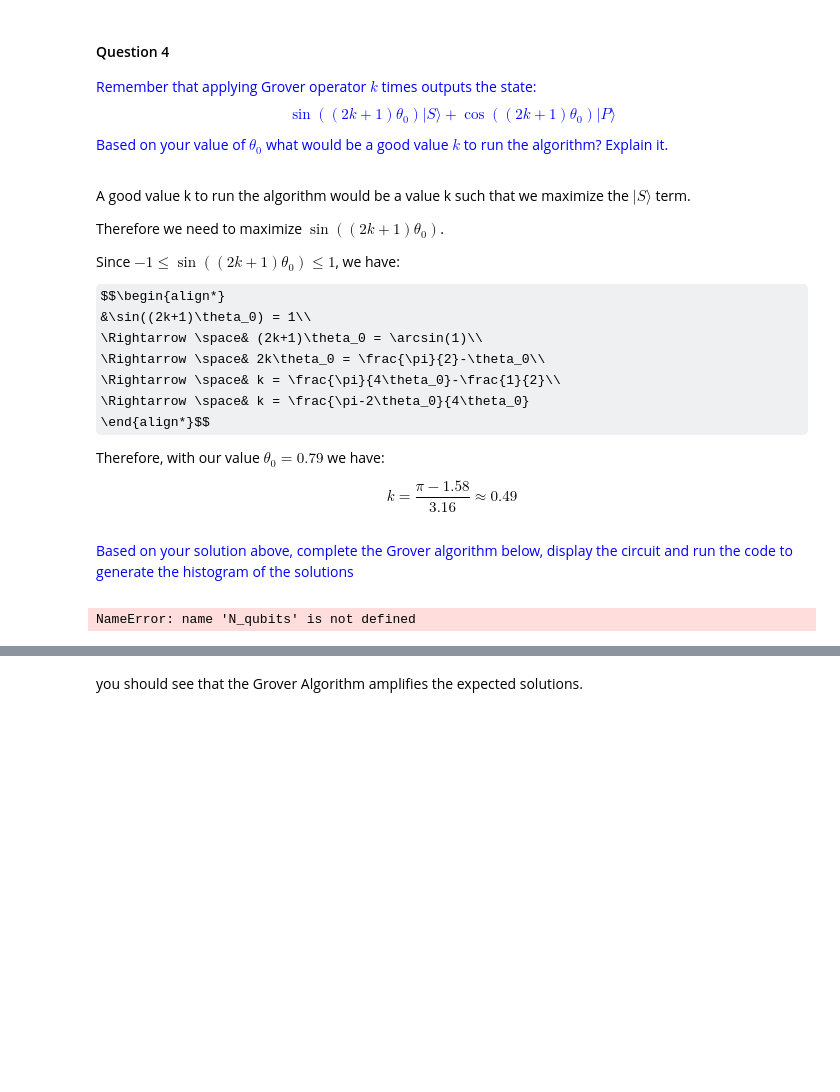
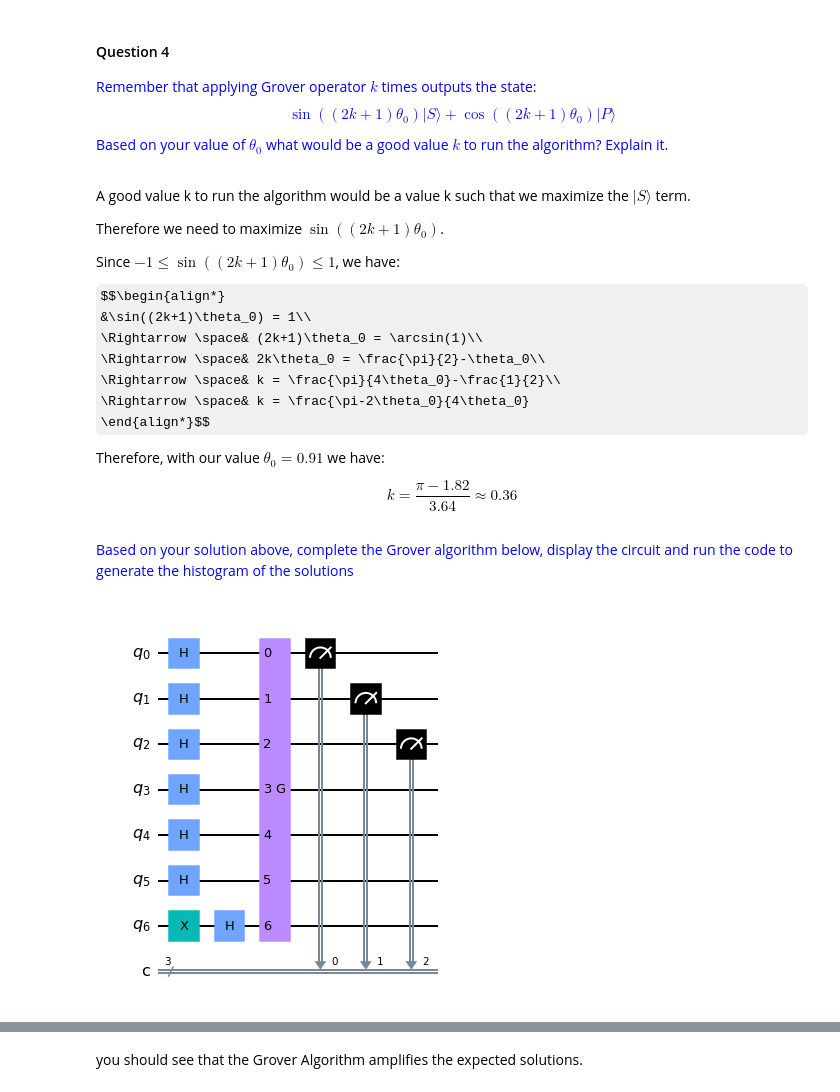
Before and after one commit to matthias-wyss/Quantum-3-SAT, a Jupyter notebook: MiniProject-questions.ipynb, the cells around one changed output, grey strips where cells are left out. Cells and saved outputs as stored; diff of their text form; code cells hidden in the pictures; some formulas as TeX source; blank space fills up the shorter version.

```diff
--- a/MiniProject-questions.ipynb
+++ b/MiniProject-questions.ipynb
@@ -318,9 +318,9 @@ $$\begin{align*}
 \Rightarrow \space& k = \frac{\pi-2\theta_0}{4\theta_0}
 \end{align*}$$
 
-Therefore, with our value $\theta_0 = 0.79$ we have:
+Therefore, with our value $\theta_0 = 0.91$ we have:
 
-$$k = \frac{\pi-1.58}{3.16} \approx 0.49$$
+$$k = \frac{\pi-1.82}{3.64} \approx 0.36$$
 # %% [markdown]
 <span style="color:blue">
 
@@ -328,40 +328,29 @@ Based on your solution above, complete the Grover algorithm below, display the c
 # %%
 grover_search_circuit = QuantumCircuit(N_qubits, 3)
 
 
 ######### (BEGIN) Your answer ##################
 
+# NOT on the ancilla qubit x_6
+grover_search_circuit.x(6)
 
-# Hadamard on the first 3 qubits x_0, x_1, x_2
-grover_search_circuit.h([0,1,2])
+# Hadamard on all qubits
+grover_search_circuit.h([0,1,2,3,4,5,6])
 
-# U_f is applied on qubits 0 to 6
-grover_search_circuit.append(U_f, [0,1,2,3,4,5,6])
+# Grover iterations
+iterations = int(np.ceil(k)) # we take the ceiling of k because k < 0.5
+for _ in range(iterations):
+    grover_search_circuit.append(grover_op, [0,1,2,3,4,5,6])
 
-
-
-# Diffuser G (to repeat k times?):
-
-# Hadamard on the first 3 qubits x_0, x_1, x_2
-grover_search_circuit.h([0,1,2])
-
-# Z Gate on the first 3 qubits x_0, x_1, x_2
-grover_search_circuit.z([0,1,2])
-
-# U_f is applied on qubits 0 to 6
-grover_search_circuit.append(U_f, [0,1,2,3,4,5,6])
-
-# Hadamard on the first 3 qubits x_0, x_1, x_2 to finish U0
-grover_search_circuit.h([0,1,2])
-
-
+# Measurement of the qubits x_0, x_1, x_2
+grover_search_circuit.measure([0,1,2], [0,1,2])
 
 ######### ( END ) Your answer ##################
 
 # Draw the circuit
 grover_search_circuit.draw(output='mpl')
 # %% [output]
-NameError: name 'N_qubits' is not defined
+[figure, added]
 # %%
 tcircuit = transpile(grover_search_circuit, simulator)
 result = simulator.run(tcircuit, shots=4096).result()
```
Also changed, not shown: parts of 15 cells of this notebook.
